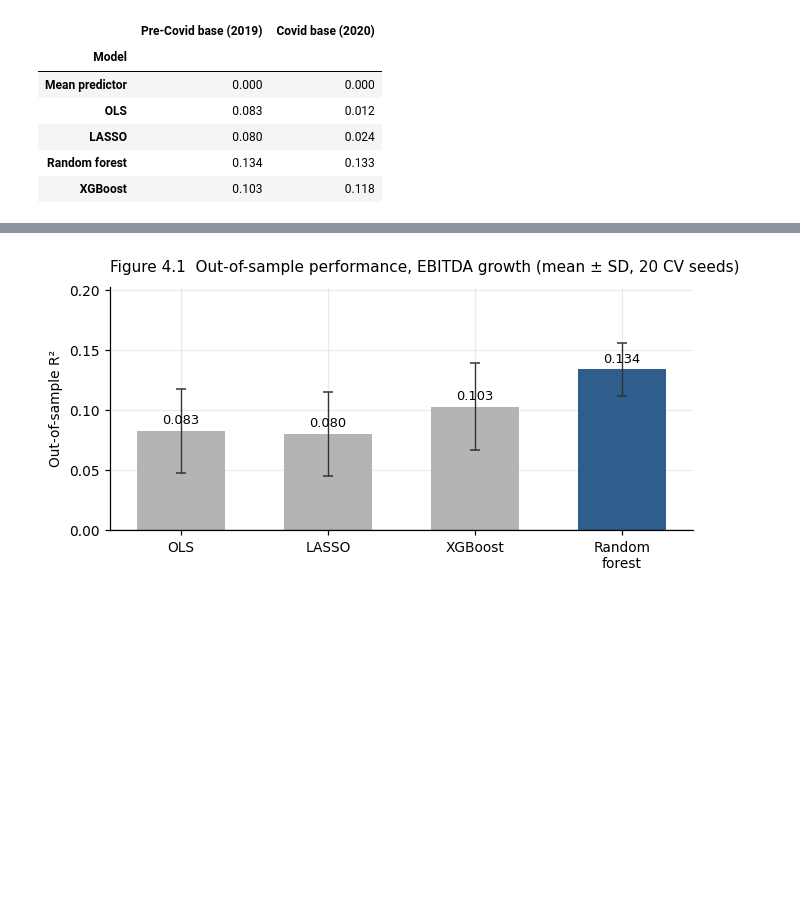
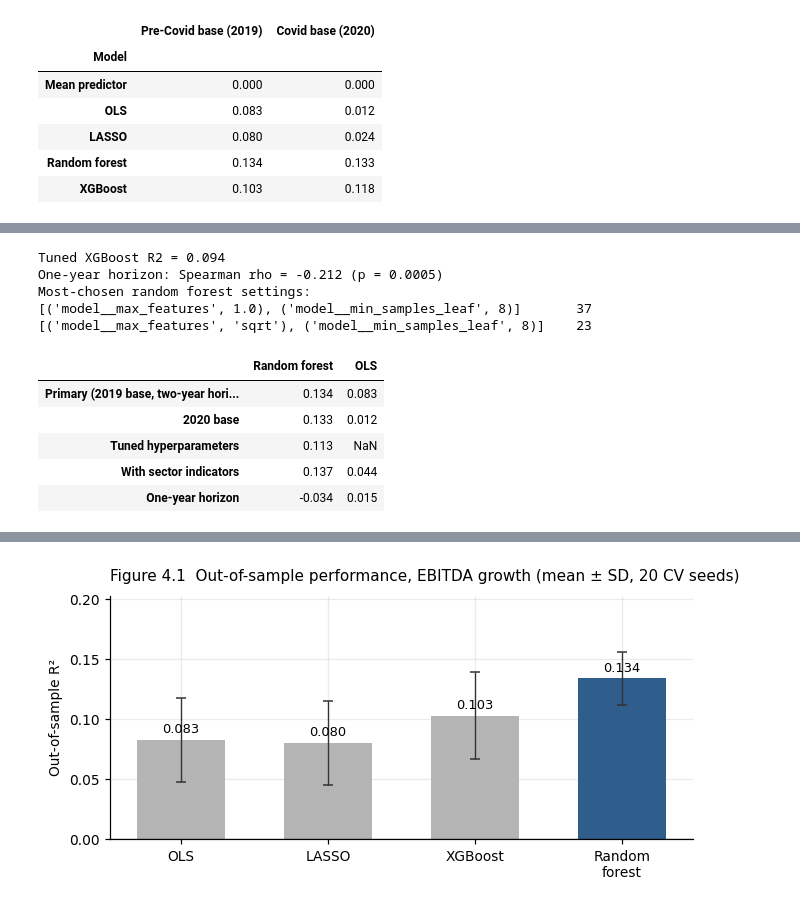
Before and after one commit to adrianigharo/ebitda-growth-prediction-uk-midmarket, a Jupyter notebook: Appendix_A_Analysis_Notebook.ipynb, the cells around one changed output, grey strips where cells are left out. Cells and saved outputs as stored; diff of their text form; code cells hidden in the pictures; blank space fills up the shorter version.

```diff
--- a/Appendix_A_Analysis_Notebook.ipynb
+++ b/Appendix_A_Analysis_Notebook.ipynb
@@ -516,0 +581,58 @@ pd.concat({"Pre-Covid base (2019)": perf_growth["R2 mean"],
+# %%
+def mean_r2(factory, X, y):
+    return np.mean([r2_score(y, cross_val_predict(factory(), X, y,
+                    cv=KFold(5, shuffle=True, random_state=s), n_jobs=1)) for s in range(N_SEEDS)])
+
+def nested(estimator, grid, X, y):
+    r2s, chosen = [], []
+    for seed in range(N_SEEDS):
+        pred = np.empty(len(y))
+        for tr, te in KFold(5, shuffle=True, random_state=seed).split(X):
+            gs = GridSearchCV(estimator, grid, scoring="neg_mean_squared_error",
+                              cv=KFold(3, shuffle=True, random_state=seed), n_jobs=-1)
+            gs.fit(X.iloc[tr], y.iloc[tr]); pred[te] = gs.predict(X.iloc[te])
+            chosen.append(str(sorted(gs.best_params_.items())))
+        r2s.append(r2_score(y, pred))
+    return np.mean(r2s), pd.Series(chosen).value_counts().head(2)
+
+tuned_rf = nested(make_pipeline(RandomForestRegressor(n_estimators=300, random_state=RANDOM_STATE, n_jobs=1)),
+                  {"model__min_samples_leaf": [4, 8, 16], "model__max_features": ["sqrt", 1.0]}, X, y)
+tuned_xgb = nested(make_pipeline(XGBRegressor(n_estimators=300, subsample=0.8, colsample_bytree=0.8,
+                                              reg_lambda=2, random_state=RANDOM_STATE, n_jobs=1)),
+                   {"model__max_depth": [2, 3, 4], "model__learning_rate": [0.03, 0.1]}, X, y)
+
+s1 = sample.set_index("Registered number").loc[d["reg_no"]].reset_index()
+g1 = (s1[col(EBITDA, 2023)] - s1[col(EBITDA, 2022)]) / s1[col(EBITDA, 2022)]
+keep = g1.notna().values
+y1 = g1[keep].clip(*g1[keep].quantile([0.05, 0.95])).reset_index(drop=True)
+X1 = X[keep].reset_index(drop=True)
+rho1 = stats.spearmanr(X1["ebitda_cagr_pre"], y1, nan_policy="omit")
+
+vc = d["sic_div"].value_counts()
+grp = np.where(d["sic_div"].isin(vc[vc >= 10].index), d["sic_div"], "other")
+Xs = pd.concat([X, pd.get_dummies(pd.Series(grp, index=d.index), prefix="sic",
+                                  drop_first=True).astype(float)], axis=1)
+
+table_4_5 = pd.DataFrame({
+    "Random forest": [perf_growth.loc["Random forest", "R2 mean"], perf_alt.loc["Random forest", "R2 mean"],
+                      tuned_rf[0], mean_r2(RFf, Xs, y), mean_r2(RFf, X1, y1)],
+    "OLS": [perf_growth.loc["OLS", "R2 mean"], perf_alt.loc["OLS", "R2 mean"],
+            np.nan, mean_r2(OLSf, Xs, y), mean_r2(OLSf, X1, y1)]},
+    index=["Primary (2019 base, two-year horizon)", "2020 base", "Tuned hyperparameters",
+           "With sector indicators", "One-year horizon"]).round(3)
+print(f"Tuned XGBoost R2 = {tuned_xgb[0]:.3f}")
+print(f"One-year horizon: Spearman rho = {rho1.statistic:.3f} (p = {rho1.pvalue:.4f})")
+print("Most-chosen random forest settings:"); print(tuned_rf[1].to_string())
+table_4_5
+# %% [output]
+Tuned XGBoost R2 = 0.094
+One-year horizon: Spearman rho = -0.212 (p = 0.0005)
+Most-chosen random forest settings:
+[('model__max_features', 1.0), ('model__min_samples_leaf', 8)]       37
+[('model__max_features', 'sqrt'), ('model__min_samples_leaf', 8)]    23
+|  | Random forest | OLS |
+| Primary (2019 base, two-year hori... | 0.134 | 0.083 |
+| 2020 base | 0.133 | 0.012 |
+| Tuned hyperparameters | 0.113 | NaN |
+| With sector indicators | 0.137 | 0.044 |
+| One-year horizon | -0.034 | 0.015 |
```
Also changed, not shown: parts of 19 cells of this notebook, 3 other files.
